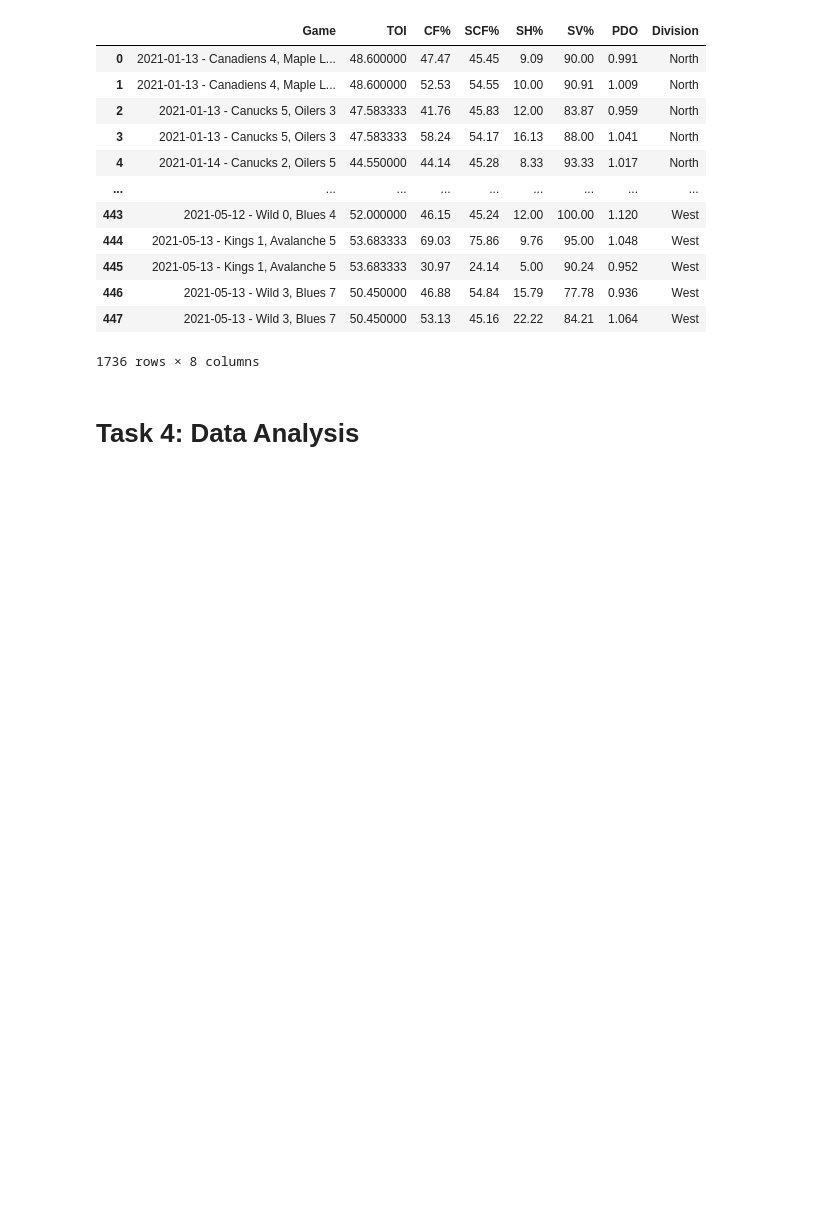
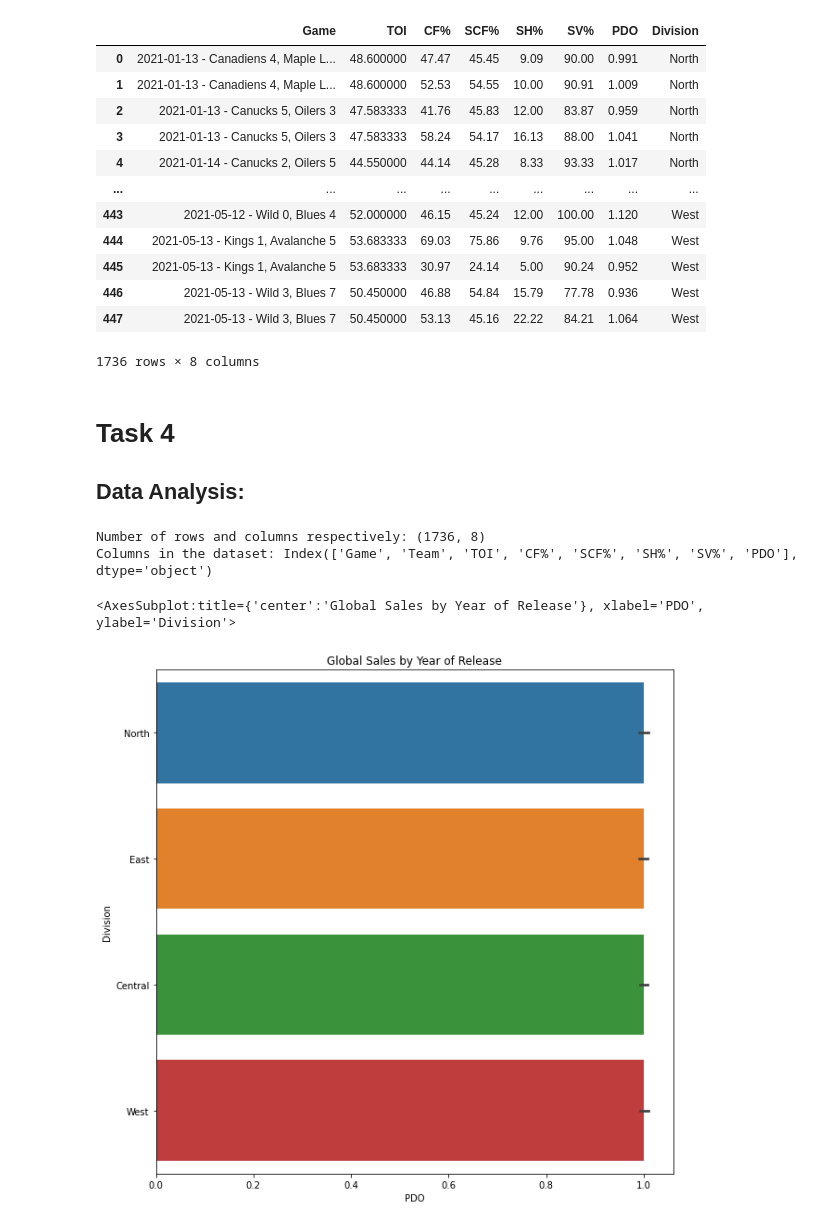
Before and after one commit to data301-2021-winter1/project-group23-project, a Jupyter notebook: notebooks/analysis2.ipynb, the cells around one changed output. Cells and saved outputs as stored; diff of their text form; code cells hidden in the pictures; blank space fills up the shorter version.

Commit message:
Worked on some graphs

```diff
--- a/notebooks/analysis2.ipynb
+++ b/notebooks/analysis2.ipynb
@@ -304,4 +377,23 @@ AllDiv
 | 447 | 2021-05-13 - Wild 3, Blues 7 | 50.450000 | 53.13 | 45.16 | 22.22 | 84.21 | 1.064 | West |
 1736 rows × 8 columns
 # %% [markdown]
-# Task 4: Data Analysis
+# Task 4
+## Data Analysis:
+# %%
+print("Number of rows and columns respectively:", dfp.shape)
+print("Columns in the dataset:", dfp.columns)
+# %% [output]
+Number of rows and columns respectively: (1736, 8)
+Columns in the dataset: Index(['Game', 'Team', 'TOI', 'CF%', 'SCF%', 'SH%', 'SV%', 'PDO'], dtype='object')
+# %%
+df1 = kp.all_divisions_describe(dfp)
+a4_dims = (10, 10)
+fig, ax = plt.subplots(figsize=a4_dims)
+ax = sns.barplot(x="PDO", y="Division", data=df1)
+ax.set_title("Global Sales by Year of Release")
+ax.set_xlabel("PDO")
+ax.set_ylabel("Division")
+ax
+# %% [output]
+<AxesSubplot:title={'center':'Global Sales by Year of Release'}, xlabel='PDO', ylabel='Division'>
+[figure, added]
```
Also changed, not shown: parts of 25 cells of this notebook.
